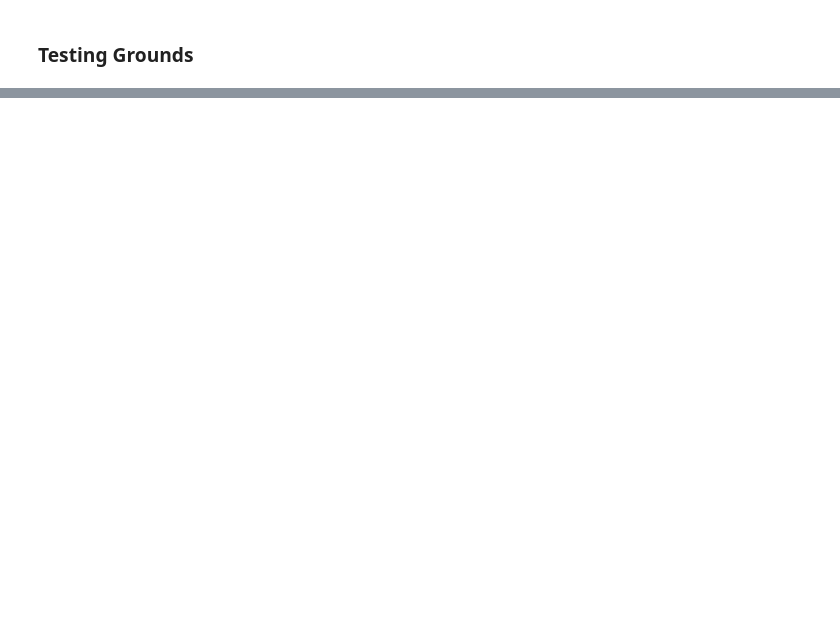
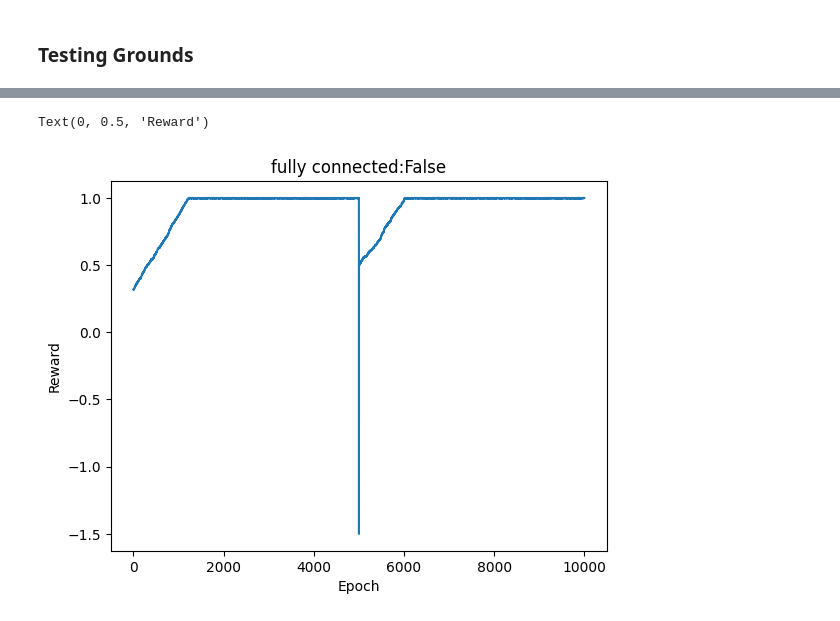
Before and after one commit to georgevenven/Song_Bird_Circuit, a Jupyter notebook: main.ipynb, the cells around one changed output, grey strips where cells are left out. Cells and saved outputs as stored; diff of their text form; code cells hidden in the pictures; blank space fills up the shorter version.

```diff
--- a/main.ipynb
+++ b/main.ipynb
@@ -577,3 +488,13 @@ reward: 0.88
+# %%
+# plot reward history
+plt.plot(reward_history)
+# add title wheter fully connected or not
+plt.title("fully connected:" + str(fully_connected))
+plt.xlabel("Epoch")
+plt.ylabel("Reward")
+# %% [output]
+Text(0, 0.5, 'Reward')
+[figure, added]
 # %%
 model.visualize_layer_weights("Area_X")
 # %% [output]
```
Also changed, not shown: parts of 6 cells of this notebook.
